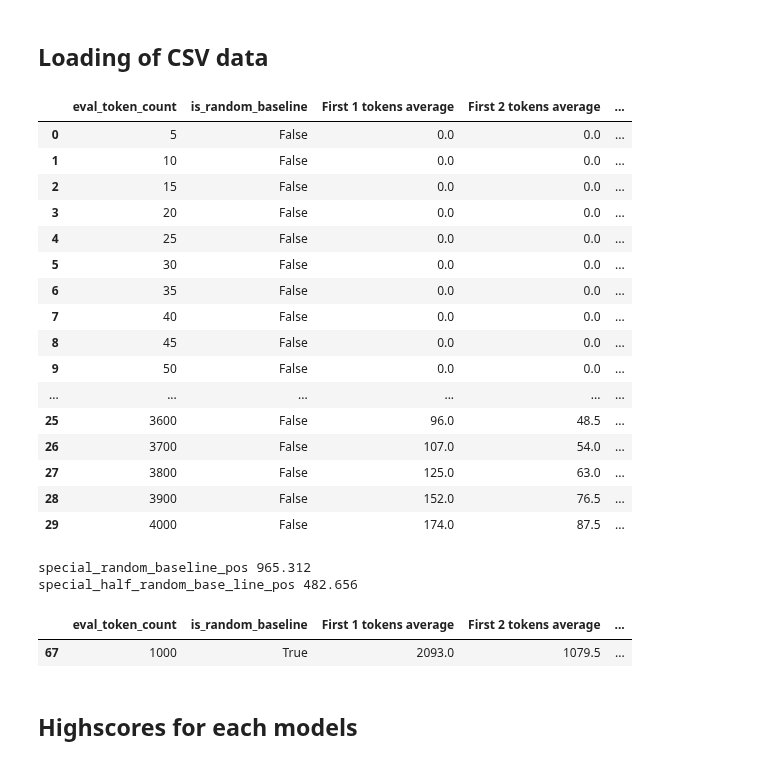
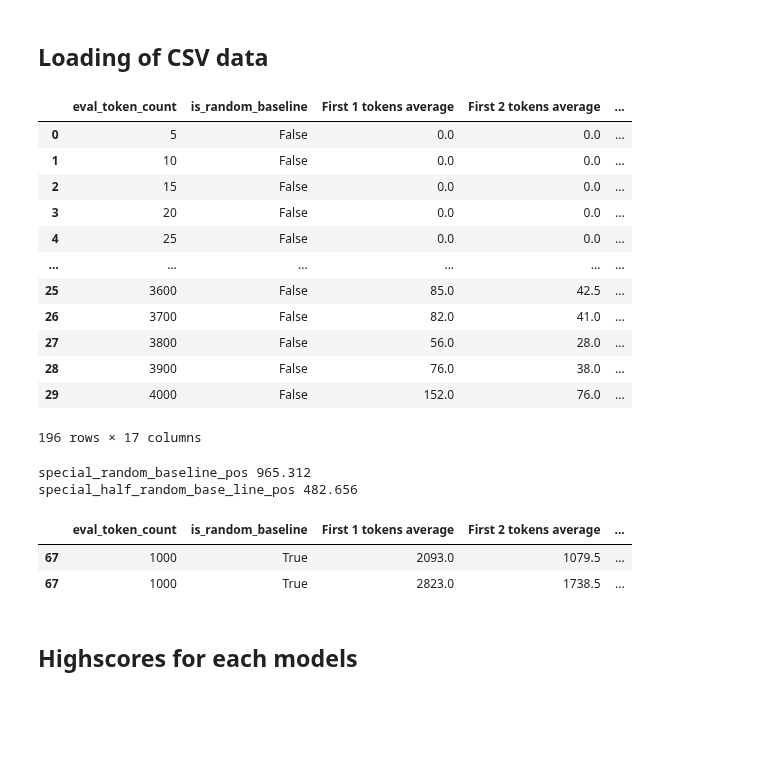
Before and after one commit to RWKV/RWKV-infctx-trainer, a Jupyter notebook: notebook/experiment/memory-bench/Charting-V5.ipynb, the cells around one changed output. Drawn from its saved outputs; the diff is of its cells as text; code cells hidden in the pictures; blank space fills up the shorter version.

```diff
--- a/notebook/experiment/memory-bench/Charting-V5.ipynb
+++ b/notebook/experiment/memory-bench/Charting-V5.ipynb
@@ -41,6 +41,9 @@ pd.set_option('display.max_rows', 100)
 
 v5_1b5_1k  = pd.read_csv("./logs/BaseV5-C-Tune4.csv")
 v5_1b5_4k  = pd.read_csv("./logs/BaseV5-C-Tune4-4k.csv")
+
+WN_v5_1b5_1k  = pd.read_csv("./logs/WavenetV5-C-Tune4.csv")
+WN_v5_1b5_4k  = pd.read_csv("./logs/WavenetV5-C-Tune4-4k.csv")
 # %%
 # Define a custom function to calculate averages for the first N elements
 def calculate_first_n_avg(n, s):
@@ -58,44 +61,43 @@ def group_csv_data(inCSV, modelName):
         'First 25 tokens average': calculate_first_n_avg(25, x['eval_token_pos']),
         'First 50 tokens average': calculate_first_n_avg(50, x['eval_token_pos']),
         'First 100 tokens average': calculate_first_n_avg(100, x['eval_token_pos']),
         'First 250 tokens average': calculate_first_n_avg(250, x['eval_token_pos']),
         'First 500 tokens average': calculate_first_n_avg(500, x['eval_token_pos']),
         'First 750 tokens average': calculate_first_n_avg(750, x['eval_token_pos']),
         'First 1000 tokens average': calculate_first_n_avg(1000, x['eval_token_pos']),
         'tokens average position': calculate_first_n_avg(-1, x['eval_token_pos']),
         "match_count": x["matched"].sum(),
         "match_percentage": x["matched"].sum() * 100.0 / x["matched"].count() ,
     })).reset_index()
     grouped_data['model'] = modelName
     return grouped_data
 
 # Merge the DataFrames
 full_grouped_data = pd.concat([
 
     group_csv_data(v5_1b5_1k, 'V5-Baseline 1B5 (L24-D2048)'),
     group_csv_data(v5_1b5_4k, 'V5-Baseline 1B5 (L24-D2048)'),
+
+    group_csv_data(WN_v5_1b5_1k, 'Wavnet-V5-Preview 1B5 (L24-D2048)'),
+    group_csv_data(WN_v5_1b5_4k, 'Wavnet-V5-Preview 1B5 (L24-D2048)'),
 ])
 
 # Plot the data
 full_grouped_data
 # %% [output]
 |  | eval_token_count | is_random_baseline | First 1 tokens average | First 2 tokens average | ... |
 | 0 | 5 | False | 0.0 | 0.0 | ... |
 | 1 | 10 | False | 0.0 | 0.0 | ... |
 | 2 | 15 | False | 0.0 | 0.0 | ... |
 | 3 | 20 | False | 0.0 | 0.0 | ... |
 | 4 | 25 | False | 0.0 | 0.0 | ... |
-| 5 | 30 | False | 0.0 | 0.0 | ... |
-| 6 | 35 | False | 0.0 | 0.0 | ... |
-| 7 | 40 | False | 0.0 | 0.0 | ... |
-| 8 | 45 | False | 0.0 | 0.0 | ... |
-| 9 | 50 | False | 0.0 | 0.0 | ... |
 | ... | ... | ... | ... | ... | ... |
-| 25 | 3600 | False | 96.0 | 48.5 | ... |
-| 26 | 3700 | False | 107.0 | 54.0 | ... |
-| 27 | 3800 | False | 125.0 | 63.0 | ... |
-| 28 | 3900 | False | 152.0 | 76.5 | ... |
-| 29 | 4000 | False | 174.0 | 87.5 | ... |
+| 25 | 3600 | False | 85.0 | 42.5 | ... |
+| 26 | 3700 | False | 82.0 | 41.0 | ... |
+| 27 | 3800 | False | 56.0 | 28.0 | ... |
+| 28 | 3900 | False | 76.0 | 38.0 | ... |
+| 29 | 4000 | False | 152.0 | 76.0 | ... |
+196 rows × 17 columns
 # %%
 # We get the position values, of the average token prediction, withou ONLY the output.
 # this helps get the approximate "random" score baseline, while accounting for the fact that the model may eventually notice patterns that makes it not truely random
@@ -125,6 +127,7 @@ special_random_baseline_pos 965.312
 special_half_random_base_line_pos 482.656
 |  | eval_token_count | is_random_baseline | First 1 tokens average | First 2 tokens average | ... |
 | 67 | 1000 | True | 2093.0 | 1079.5 | ... |
+| 67 | 1000 | True | 2823.0 | 1738.5 | ... |
 # %%
 # Graphing function
 def plotGrapData(sizeArr=[2], redline=False):
```
Also changed, not shown: parts of 7 cells of this notebook, 7 other files.
